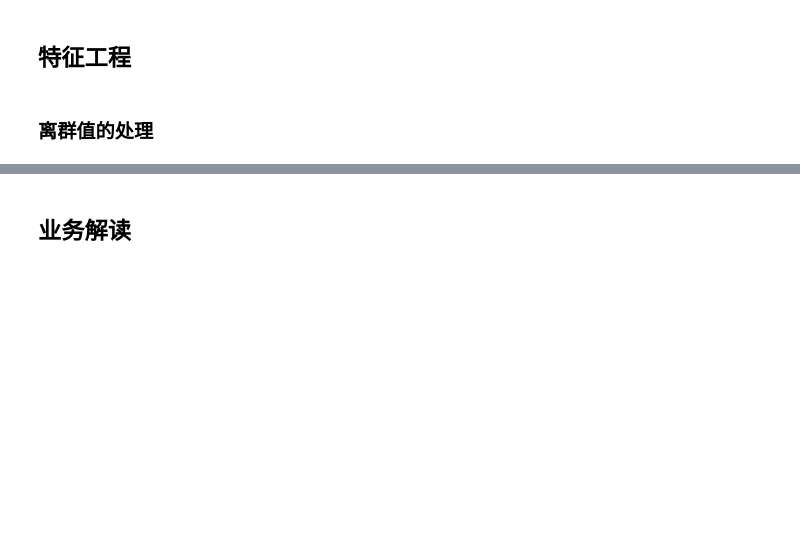
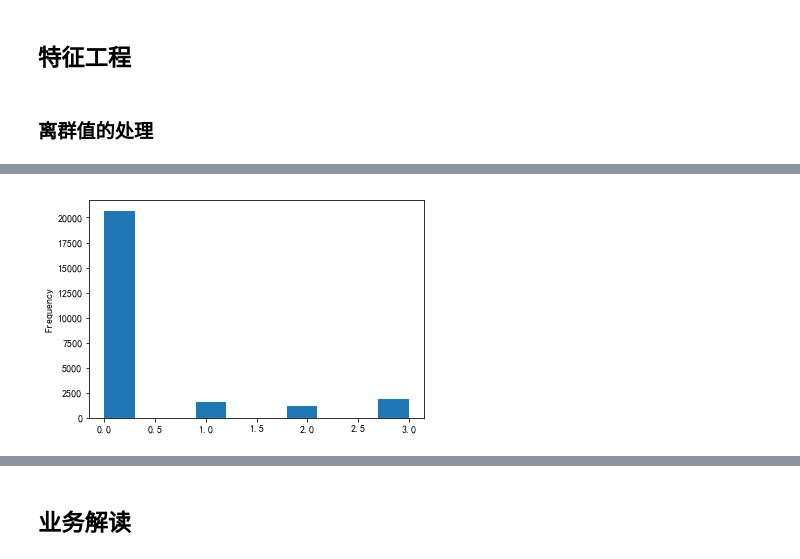
Before and after one commit to CapAllen/Notebook-for-Machine-Learning, a Jupyter notebook: Machine Learning实战.ipynb, the cells around one changed output, grey strips where cells are left out. Saved outputs shown, nothing was run; the diff lists cells and outputs as text; code cells hidden in the pictures; blank space fills up the shorter version.

```diff
--- a/Machine Learning实战.ipynb
+++ b/Machine Learning实战.ipynb
@@ -402,0 +409,11 @@ Name: balance, Length: 25317, dtype: int64
+# %%
+# 对previous进行分箱处理
+# 定义分箱边界
+previous_bins = [-1, 0, 1, 2,data_for_model['previous'].max()+1]
+# 分箱处理，并转换为数字
+data_for_model['previous'] = pd.cut(data_for_model['previous'], bins=previous_bins,
+                                 labels=range(len(previous_bins)-1)).astype(int)
+# %%
+data_for_model['previous'].plot(kind='hist');
+# %% [output]
+[figure, added]
```
Also changed, not shown: parts of 71 cells of this notebook.
